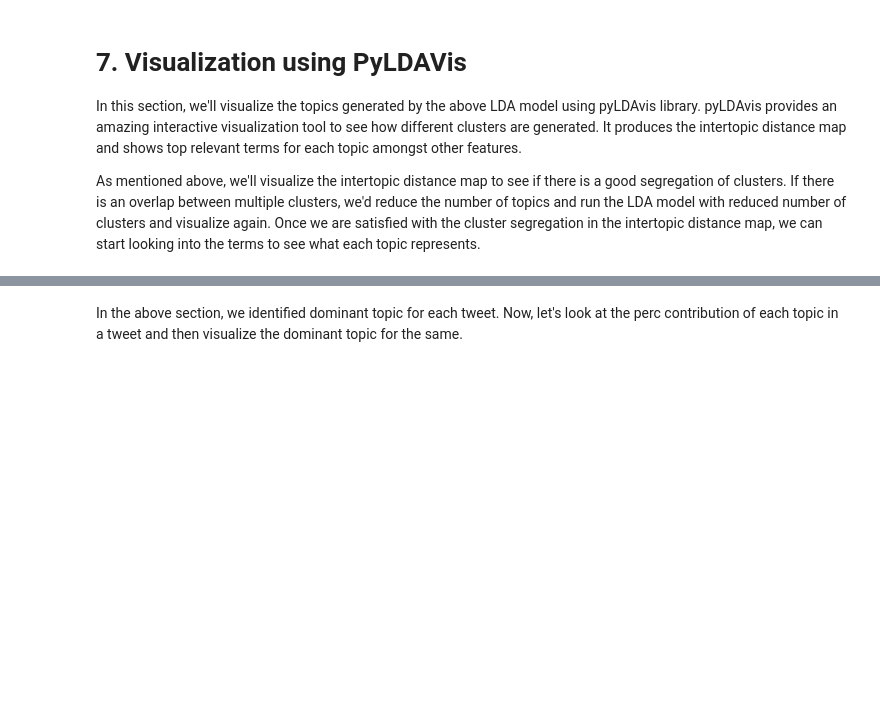
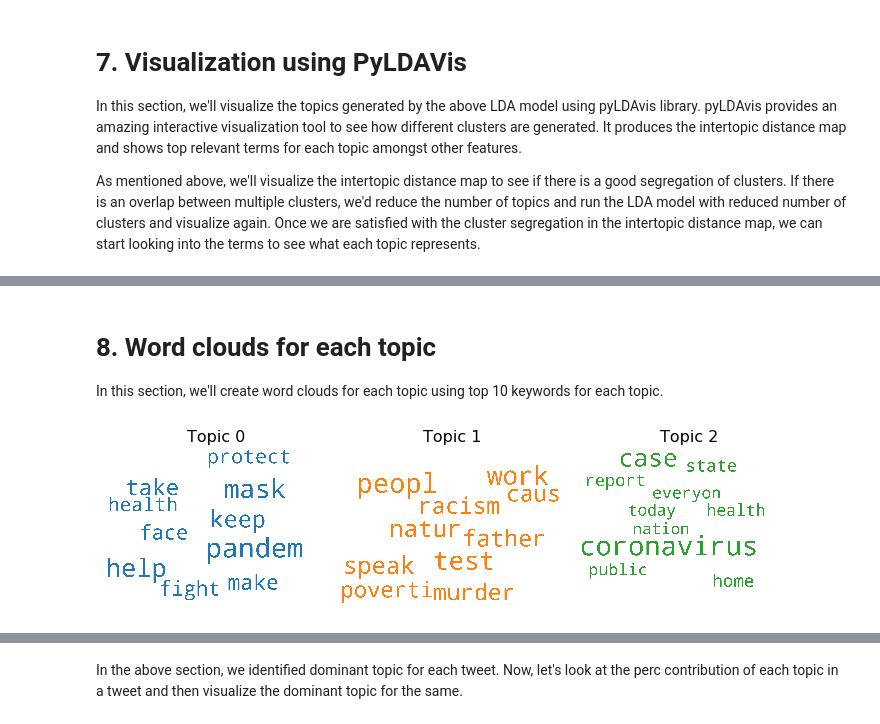
Before and after one commit to ddeeps2610/TopicModeling_COVID19, a Jupyter notebook: src/Topic_Modeling_On_Tweets_Around_COVID19.ipynb, the cells around one changed output, grey strips where cells are left out. Saved outputs shown, nothing was run; the diff lists cells and outputs as text; code cells hidden in the pictures; blank space fills up the shorter version.

```diff
--- a/src/Topic_Modeling_On_Tweets_Around_COVID19.ipynb
+++ b/src/Topic_Modeling_On_Tweets_Around_COVID19.ipynb
@@ -533,0 +533,20 @@ lda_model_tfidf = gensim.models.LdaMulticore(tfidf_corpus,
+# %%
+Best_results = model_results.loc[model_results.groupby('Model')['Coherence'].idxmax()]
+
+num_topics_bow = Best_results[Best_results.Model=='BOW'].iloc[0]['Num_Topics']
+num_topics_tfidf = Best_results[Best_results.Model=='TF-IDF'].iloc[0]['Num_Topics']
+print('From the above chart, we can see that the BOW with {0} and TF-IDF with {1} number of topics performs the best.'.format(
+    num_topics_bow,num_topics_tfidf))
+print('So, let\'s train the model with the tuned hyper parameters and use that for further analysis.')
+
+lda_model_bow = gensim.models.LdaMulticore(bow_corpus,
+                                       num_topics=num_topics_bow,
+                                       id2word = dictionary,
+                                       passes = 2,
+                                       workers=2)
+
+lda_model_tfidf = gensim.models.LdaMulticore(tfidf_corpus,
+                                       num_topics=num_topics_tfidf,
+                                       id2word = dictionary,
+                                       passes = 2,
+                                       workers=2)
@@ -597 +619,42 @@ topic
+# %% [markdown]
+# 8. Word clouds for each topic
+In this section, we'll create word clouds for each topic using top 10 keywords for each topic.
+# %%
+# 1. Wordcloud of Top N words in each topic
+from matplotlib import pyplot as plt
+from wordcloud import WordCloud, STOPWORDS
+import matplotlib.colors as mcolors
+
+cols = [color for name, color in mcolors.TABLEAU_COLORS.items()]  # more colors: 'mcolors.XKCD_COLORS'
+
+cloud = WordCloud(stopwords=stop_words,
+                  background_color='white',
+                  width=2500,
+                  height=1800,
+                  max_words=10,
+                  colormap='tab10',
+                  color_func=lambda *args, **kwargs: cols[i],
+                  prefer_horizontal=1.0)
+
+topics = lda_model_bow.show_topics(formatted=False)
+
+fig, axes = plt.subplots(1, 3, figsize=(10,10), sharex=True, sharey=True)
+
+for i, ax in enumerate(axes.flatten()):
+    if i >= lda_model_bow.num_topics: break
+    fig.add_subplot(ax)
+    topic_words = dict(topics[i][1])
+    cloud.generate_from_frequencies(topic_words, max_font_size=300)
+    plt.gca().imshow(cloud)
+    plt.gca().set_title('Topic ' + str(i), fontdict=dict(size=16))
+    plt.gca().axis('off')
+
+
+plt.subplots_adjust(wspace=0, hspace=0)
+plt.axis('off')
+plt.margins(x=0, y=0)
+plt.tight_layout()
+plt.show()
+# %% [output]
+[figure, added]
 # %% [markdown]
```
Also changed, not shown: parts of 22 cells of this notebook, 1 other file.
